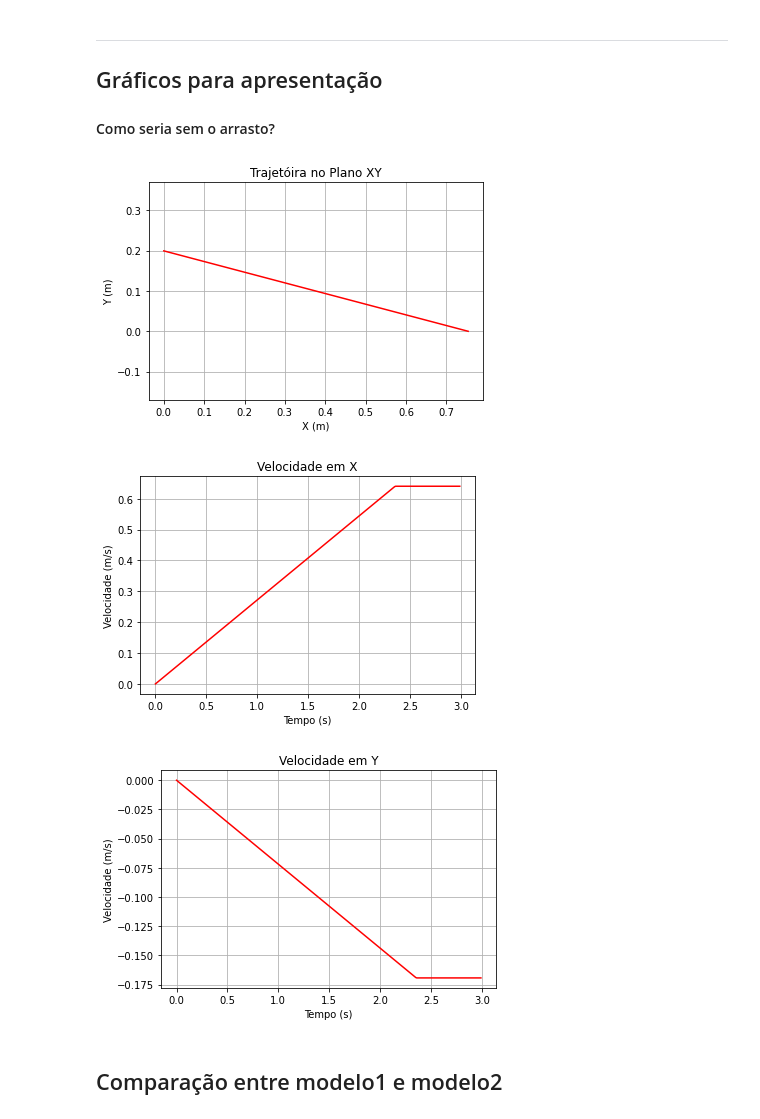
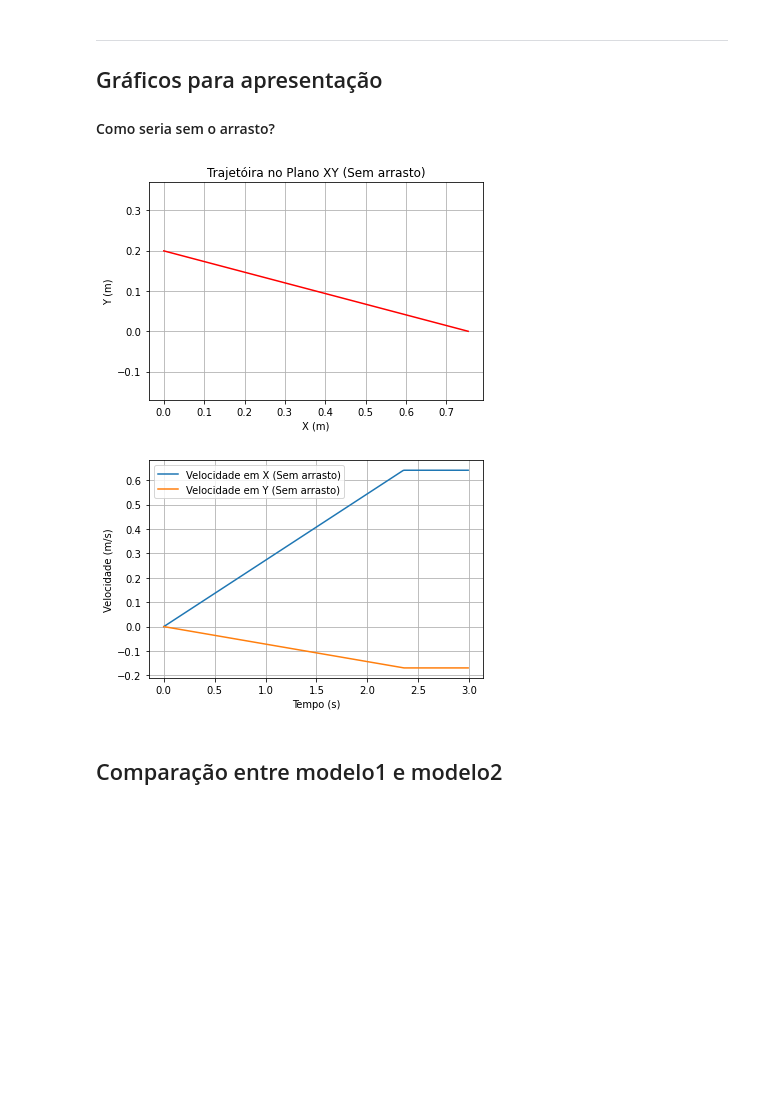
Before and after one commit to pedroivoal/Modsim-P3, a Jupyter notebook: Implementação/modelo.ipynb, the cells around one changed output. Drawn from its saved outputs; the diff is of its cells as text; code cells hidden in the pictures; blank space fills up the shorter version.

```diff
--- a/Implementação/modelo.ipynb
+++ b/Implementação/modelo.ipynb
@@ -155,41 +144,34 @@ def modelo2 (X, t, angle):
 # %%
 # Resolução numérica
 r2 = odeint(modelo2, x0, L_t, args = (angle,))
 L_x2 = r2[:,0]
 L_y2 = r2[:,1]
 L_vx2 = r2[:,2]
 L_vy2 = r2[:,3]
 
 # Trajetória no plano XY
 planoXY2, ax = plt.subplots()
 plt.plot(L_x2, L_y2, 'r')
 plt.axis('equal')
-plt.title('Trajetóira no Plano XY')
+plt.title('Trajetóira no Plano XY (Sem arrasto)')
 plt.xlabel('X (m)')
 plt.ylabel('Y (m)')
 plt.grid(True)
 plt.show()
 planoXY2.savefig('4.planoXY2.png',  format = 'png', dpi = 1200)
 
-# Velocidade em X
-plt.plot(L_t, L_vx2, 'r')
-plt.title('Velocidade em X')
+# Velocidade
+plt.plot(L_t, L_vx2, '', label = 'Velocidade em X (Sem arrasto)')
+plt.plot(L_t, L_vy2, '', label = 'Velocidade em Y (Sem arrasto)')
+plt.legend()
+plt.title('')
 plt.xlabel('Tempo (s)')
 plt.ylabel('Velocidade (m/s)')
 plt.grid(True)
 plt.show()
-
-# Velocidade em Y
-plt.plot(L_t, L_vy2, 'r')
-plt.title('Velocidade em Y')
-plt.xlabel('Tempo (s)')
-plt.ylabel('Velocidade (m/s)')
-plt.grid(True)
-plt.show()
 # %% [output]
-[figure, old version]
+[figure, new version]
-[figure, old version]
+[figure, new version]
-[figure, removed]
 # %% [markdown]
 ## Comparação entre modelo1 e modelo2
 # %%
```
Also changed, not shown: parts of 1 cell of this notebook, 1 other file.
